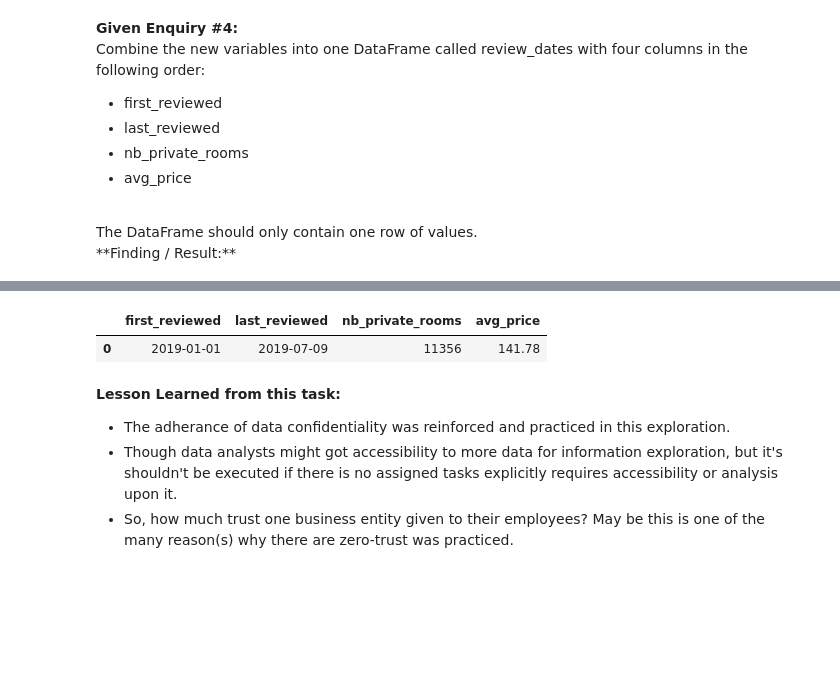
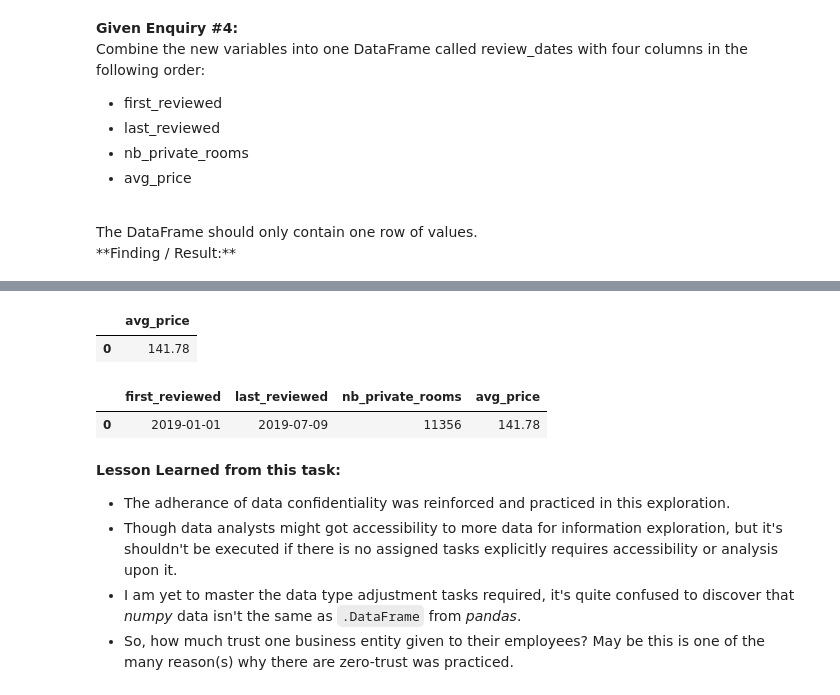
Before and after one commit to Mikoyan220/Exploration_of_Data_Analysis, a Jupyter notebook: notebook.ipynb, the cells around one changed output, grey strips where cells are left out. Cells and saved outputs as stored; diff of their text form; code cells hidden in the pictures; blank space fills up the shorter version.

```diff
--- a/notebook.ipynb
+++ b/notebook.ipynb
@@ -376 +458,7 @@ The DataFrame should only contain one row of values.
+# %%
+SELECT ROUND(AVG(price_in_dollars),2) AS avg_price
+FROM airbnb_price;
+# %% [output]
+|  | avg_price |
+| 0 | 141.78 |
 # %%
@@ -383,4 +471,5 @@ review_dates
 **Lesson Learned from this task:**
 - The adherance of data confidentiality was reinforced and practiced in this exploration.
 - Though data analysts might got accessibility to more data for information exploration, but it's shouldn't be executed if there is no assigned tasks explicitly requires accessibility or analysis upon it.
+- I am yet to master the data type adjustment tasks required, it's quite confused to discover that _numpy_ data isn't the same as `.DataFrame` from _pandas_.
 - So, how much trust one business entity given to their employees? May be this is one of the many reason(s) why there are zero-trust was practiced.
```
Also changed, not shown: parts of 15 cells of this notebook.
